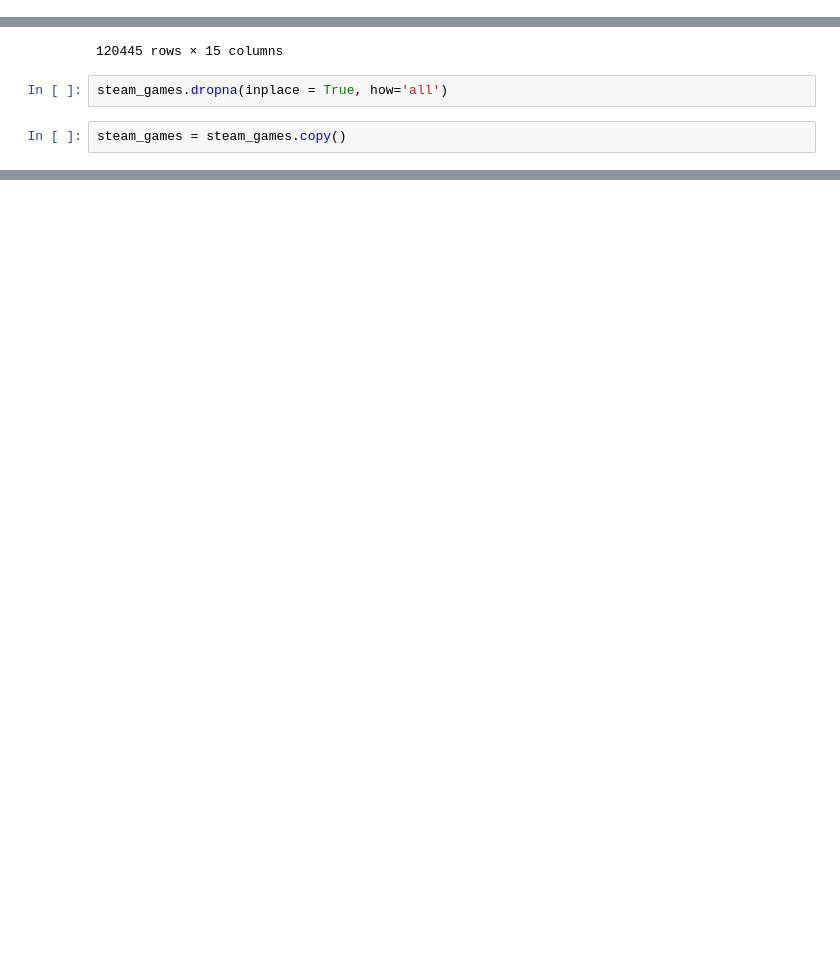
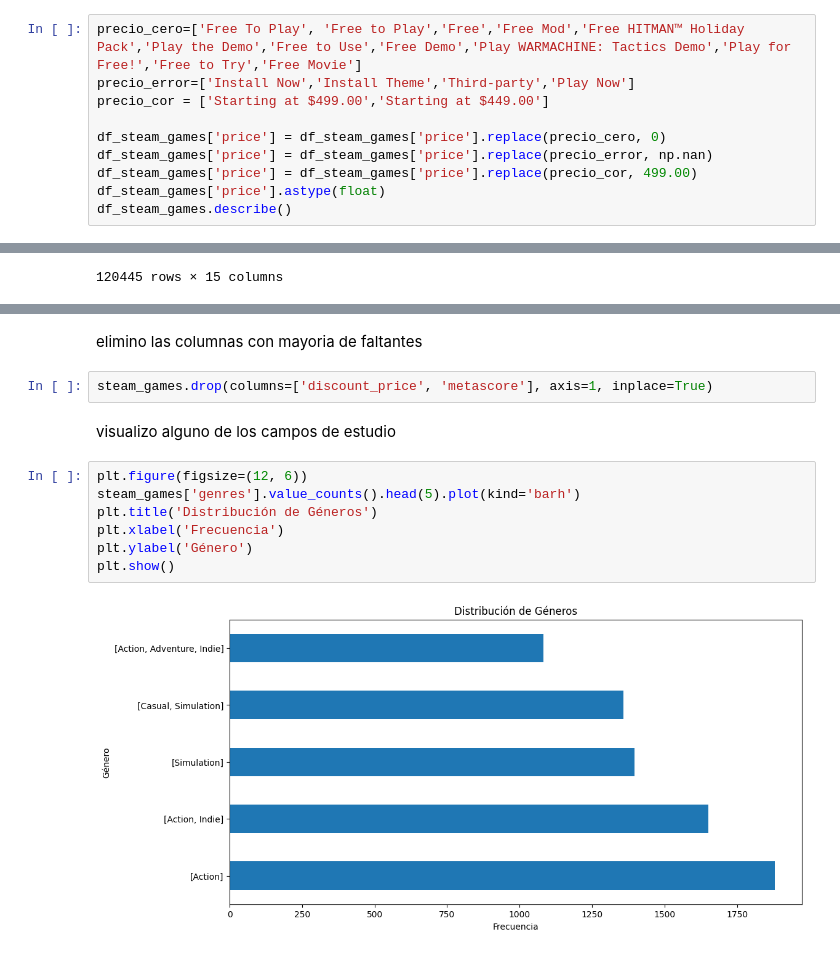
Before and after one commit to gonducca/duccapi1, a Jupyter notebook: ETL.games.ipynb, the cells around one changed output, grey strips where cells are left out. Drawn from its saved outputs; the diff is of its cells as text; blank space fills up the shorter version.

```diff
--- a/ETL.games.ipynb
+++ b/ETL.games.ipynb
@@ -32,0 +53,10 @@ df_steam_games
+# %%
+precio_cero=['Free To Play', 'Free to Play','Free','Free Mod','Free HITMAN™ Holiday Pack','Play the Demo','Free to Use','Free Demo','Play WARMACHINE: Tactics Demo','Play for Free!','Free to Try','Free Movie']
+precio_error=['Install Now','Install Theme','Third-party','Play Now']
+precio_cor = ['Starting at $499.00','Starting at $449.00']
+
+df_steam_games['price'] = df_steam_games['price'].replace(precio_cero, 0)
+df_steam_games['price'] = df_steam_games['price'].replace(precio_error, np.nan)
+df_steam_games['price'] = df_steam_games['price'].replace(precio_cor, 499.00)
+df_steam_games['price'].astype(float)
+df_steam_games.describe()
@@ -47,7 +89,3 @@ steam_games
 | 120443 | SIXNAILS | [Casual, Indie] | EXIT 2 - Directions | EXIT 2 - Directions | http://store.steampowered.com/app... | 2017-09-02 | [Indie, Casual, Puzzle, Singlepla... | http://steamcommunity.com/app/658... | NaN | ... |
 | 120444 | None | None | Maze Run VR | None | http://store.steampowered.com/app... | None | [Early Access, Adventure, Indie, ... | http://steamcommunity.com/app/681... | NaN | ... |
 120445 rows × 15 columns
-# %%
-steam_games.dropna(inplace = True, how='all')
-# %%
-steam_games = steam_games.copy()
@@ -57,0 +111,15 @@ steam_games.to_csv(archivo, index=False, encoding="utf-8")
+# %% [markdown]
+elimino las columnas con mayoria de faltantes
+# %%
+steam_games.drop(columns=['discount_price', 'metascore'], axis=1, inplace=True)
+# %% [markdown]
+visualizo alguno de los campos de estudio
+# %%
+plt.figure(figsize=(12, 6))
+steam_games['genres'].value_counts().head(5).plot(kind='barh')
+plt.title('Distribución de Géneros')
+plt.xlabel('Frecuencia')
+plt.ylabel('Género')
+plt.show()
+# %% [output]
+[figure, added]
```
Also changed, not shown: parts of 5 cells of this notebook.
